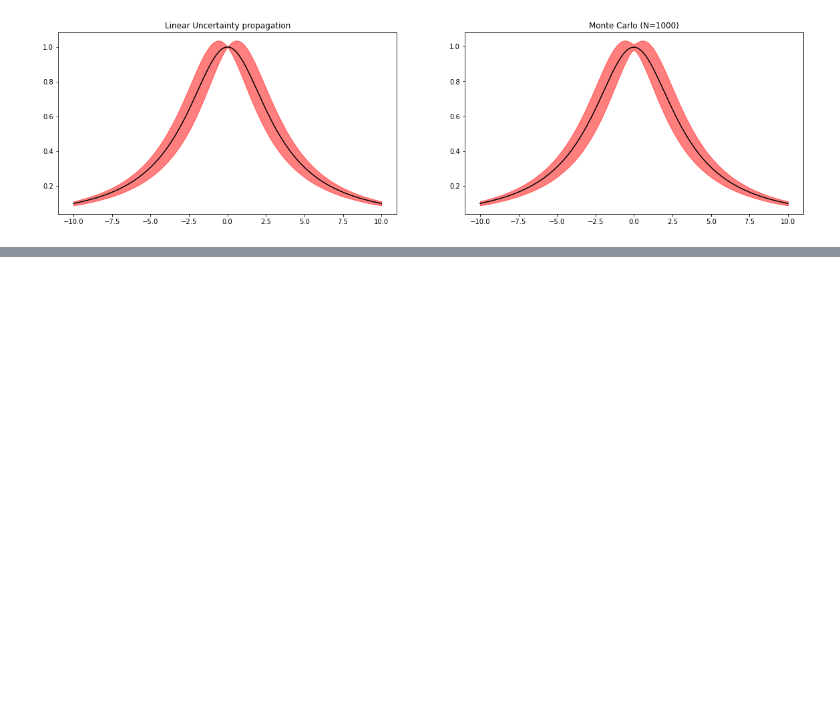
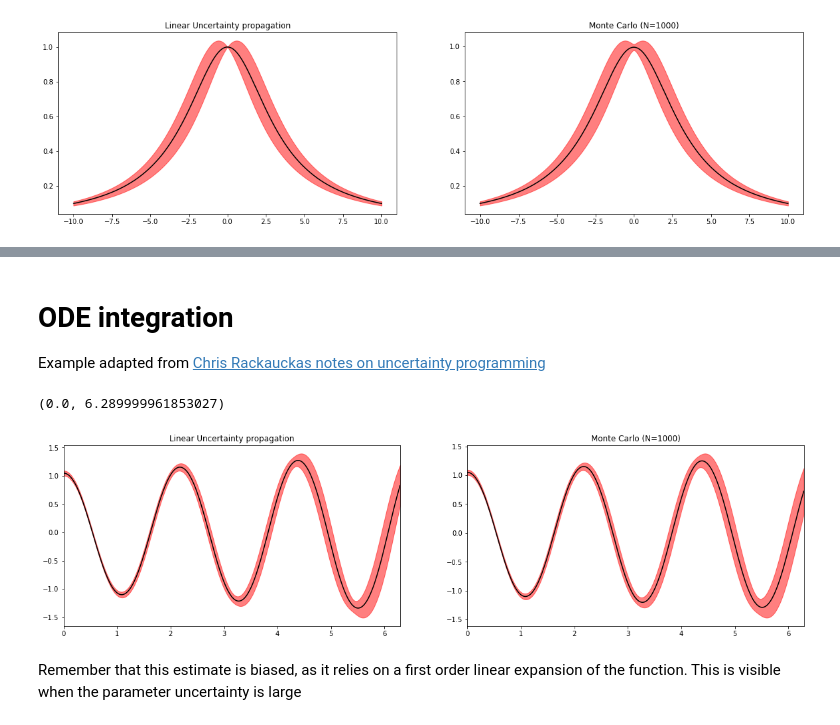
Before and after one commit to astanziola/luprox, a Jupyter notebook: Examples.ipynb, the cells around one changed output, grey strips where cells are left out. Drawn from its saved outputs; the diff is of its cells as text; code cells hidden in the pictures; blank space fills up the shorter version.

Commit message:
ode example

```diff
--- a/Examples.ipynb
+++ b/Examples.ipynb
@@ -74,0 +75,4 @@ f_mc(x_array+0.2, cov_x, key)[1].block_until_ready()
+# %% [markdown]
+# ODE integration
+
+Example adapted from [Chris Rackauckas notes on uncertainty programming](https://mitmath.github.io/18337/lecture19/uncertainty_programming)
@@ -74,0 +108,49 @@ f_mc(x_array+0.2, cov_x, key)[1].block_until_ready()
+# %%
+t_max = 6.3
+dt = 0.01
+t = jnp.arange(0., t_max, dt)
+
+params = jnp.array([9.81, 1., .0, jnp.pi/3, 0.])
+cov_in = jnp.diag(jnp.array([0.0001, 0.001, 0.001, 0.002, 0.0001]))
+
+@jit
+def solve_pendulum(params):
+    g = params[0]
+    L = params[1]
+    alpha = params[2]
+    u0 = params[3:]
+
+    def damped_pendulum(u, t):
+        theta = u[0]
+        vel = u[1]
+        d_theta = u[1]
+        d_vel = - (g/L)*jnp.sin(u[0]) - alpha*u[1]
+        return jnp.stack([d_theta, d_vel])
+
+    trajectory = euler_integration(damped_pendulum, u0, dt, t)
+    return trajectory[:,0]
+# %%
+solve_linear = linear_uncertainty(solve_pendulum)
+solve_mc = mc_uncertainty(solve_pendulum, trials=1000)
+# %%
+linear_trajectory, covariance = solve_linear(params, cov_in)
+linear_std = jnp.sqrt(jnp.diag(covariance))
+
+mc_trajectory, covariance = solve_mc(params, cov_in, key)
+mc_std = jnp.sqrt(jnp.diag(covariance))
+# %%
+fig, ax = plt.subplots(1,2,figsize=(20,5))
+ax[0].plot(t, linear_trajectory, color="black")
+ax[0].fill_between(t, linear_trajectory-linear_std, linear_trajectory+linear_std, color="red", alpha=0.5)
+ax[0].set_title("Linear Uncertainty propagation")
+ax[0].set_xlim([t[0], t[-1]])
+
+ax[1].plot(t, mc_trajectory, color="black")
+ax[1].fill_between(t, mc_trajectory-mc_std, mc_trajectory+mc_std, color="red", alpha=0.5)
+ax[1].set_title("Monte Carlo (N=1000)")
+ax[1].set_xlim([t[0], t[-1]])
+# %% [output]
+(0.0, 6.289999961853027)
+[figure, added]
+# %% [markdown]
+Remember that this estimate is biased, as it relies on a first order linear expansion of the function. This is visible when the parameter uncertainty is large
```
Also changed, not shown: parts of 14 cells of this notebook, 4 other files.
